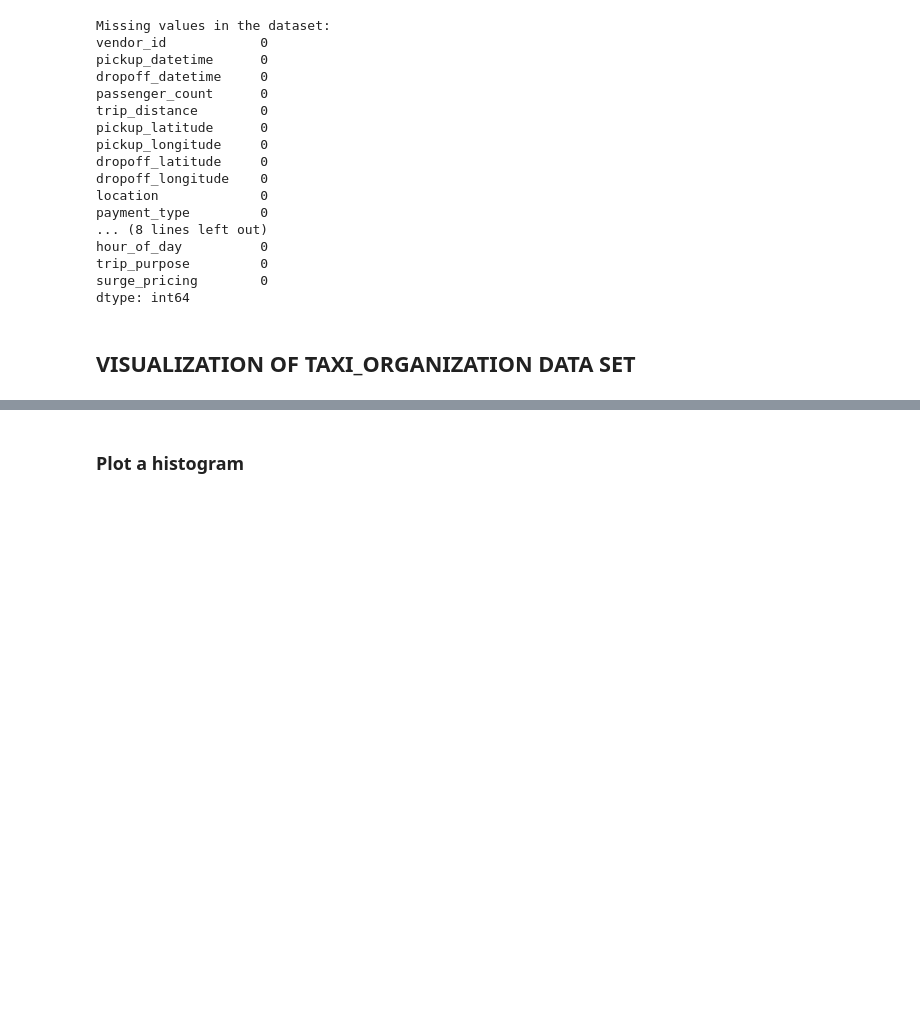
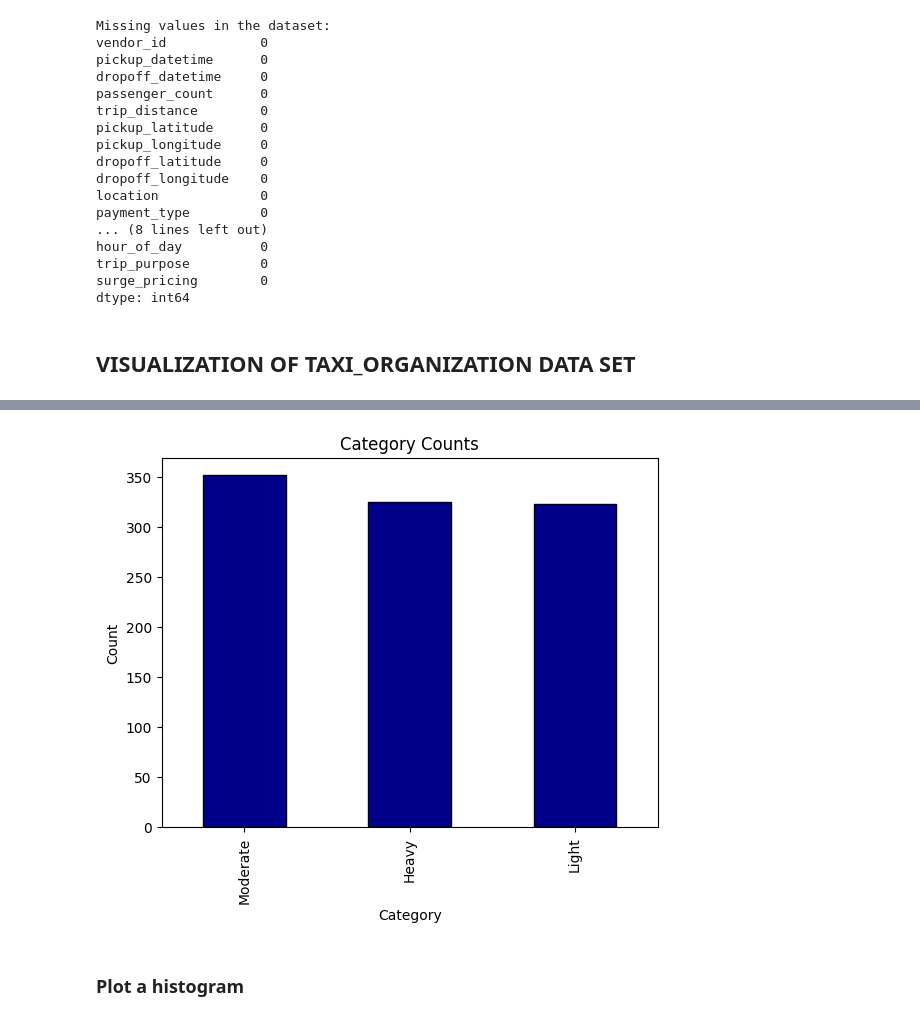
Before and after one commit to Creativeabdulmalik/Python-Project, a Jupyter notebook: capstone project.ipynb, the cells around one changed output, grey strips where cells are left out. Drawn from its saved outputs; the diff is of its cells as text; code cells hidden in the pictures; blank space fills up the shorter version.

```diff
--- a/capstone project.ipynb
+++ b/capstone project.ipynb
@@ -132,3 +132,14 @@ plt.show()
+# %%
+# total Count the occurrences of each category
+category_counts = df['traffic'].value_counts()
+
+# bar chart
+category_counts.plot(kind='bar', color='darkblue',   edgecolor='black', title='traffic Counts')
+plt.xlabel("Category")
+plt.ylabel("Count")
+plt.show()
+# %% [output]
+[figure, added]
 # %% [markdown]
 ### Plot a histogram
 # %%
```
Also changed, not shown: parts of 4 cells of this notebook.
